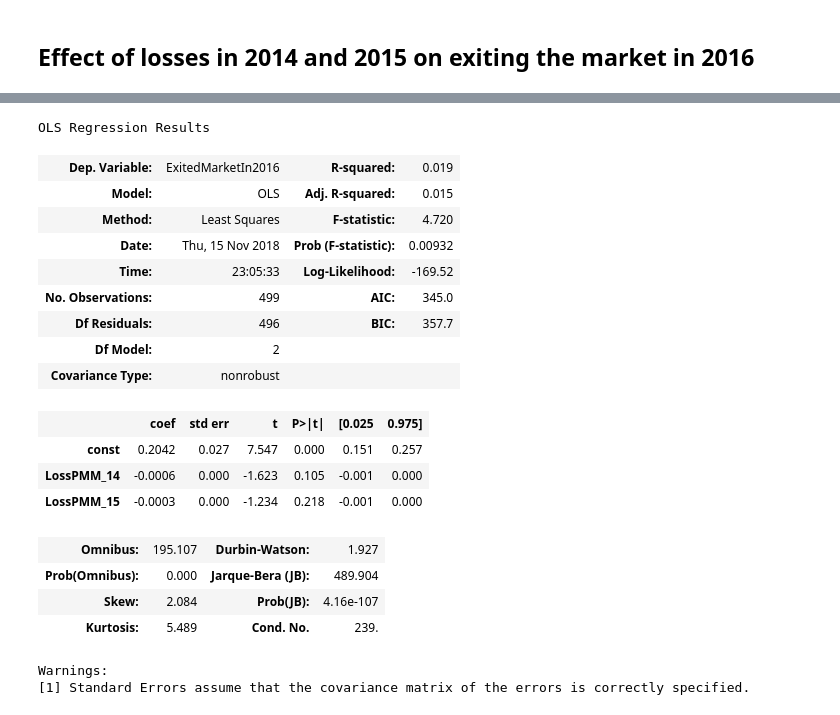
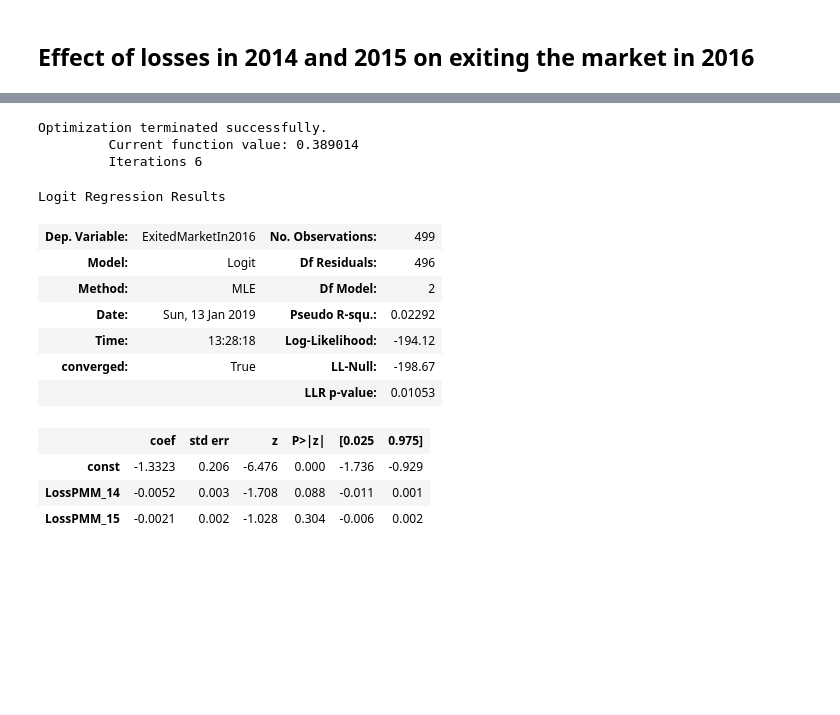
Before and after one commit to guanzgrace/risk-adjustment-model-validation, a Jupyter notebook: Validation.ipynb, the cells around one changed output, grey strips where cells are left out. Cells and saved outputs as stored; diff of their text form; code cells hidden in the pictures; blank space fills up the shorter version.

```diff
--- a/Validation.ipynb
+++ b/Validation.ipynb
@@ -859,30 +825,25 @@ Warnings:
 # %%
 # ExitedMarketIn 2016 = Loss 2014 + Loss 2015
 
 no_nulls = sg_data_exit[['LossPMM_14', 'LossPMM_15', 'ExitedMarketIn2016']].dropna()
 X = no_nulls[['LossPMM_14', 'LossPMM_15']]
 y = no_nulls['ExitedMarketIn2016']
 X = sm.add_constant(X)
-est = sm.OLS(y, X).fit()
+est = sm.Logit(y, X).fit()
 est.summary()
 # %% [output]
-OLS Regression Results
+Optimization terminated successfully.
+         Current function value: 0.389014
+         Iterations 6
+Logit Regression Results
-| Dep. Variable: | ExitedMarketIn2016 | R-squared: | 0.019 |
-| Model: | OLS | Adj. R-squared: | 0.015 |
-| Method: | Least Squares | F-statistic: | 4.720 |
-| Date: | Thu, 15 Nov 2018 | Prob (F-statistic): | 0.00932 |
-| Time: | 23:05:33 | Log-Likelihood: | -169.52 |
-| No. Observations: | 499 | AIC: | 345.0 |
-| Df Residuals: | 496 | BIC: | 357.7 |
-| Df Model: | 2 |  |  |
-| Covariance Type: | nonrobust |  |  |
+| Dep. Variable: | ExitedMarketIn2016 | No. Observations: | 499 |
+| Model: | Logit | Df Residuals: | 496 |
+| Method: | MLE | Df Model: | 2 |
+| Date: | Sun, 13 Jan 2019 | Pseudo R-squ.: | 0.02292 |
+| Time: | 13:28:18 | Log-Likelihood: | -194.12 |
+| converged: | True | LL-Null: | -198.67 |
+|  |  | LLR p-value: | 0.01053 |
-|  | coef | std err | t | P>|t| | [0.025 | 0.975] |
-| const | 0.2042 | 0.027 | 7.547 | 0.000 | 0.151 | 0.257 |
-| LossPMM_14 | -0.0006 | 0.000 | -1.623 | 0.105 | -0.001 | 0.000 |
-| LossPMM_15 | -0.0003 | 0.000 | -1.234 | 0.218 | -0.001 | 0.000 |
+|  | coef | std err | z | P>|z| | [0.025 | 0.975] |
+| const | -1.3323 | 0.206 | -6.476 | 0.000 | -1.736 | -0.929 |
+| LossPMM_14 | -0.0052 | 0.003 | -1.708 | 0.088 | -0.011 | 0.001 |
+| LossPMM_15 | -0.0021 | 0.002 | -1.028 | 0.304 | -0.006 | 0.002 |
-| Omnibus: | 195.107 | Durbin-Watson: | 1.927 |
-| Prob(Omnibus): | 0.000 | Jarque-Bera (JB): | 489.904 |
-| Skew: | 2.084 | Prob(JB): | 4.16e-107 |
-| Kurtosis: | 5.489 | Cond. No. | 239. |
-Warnings:
-[1] Standard Errors assume that the covariance matrix of the errors is correctly specified.
```
Also changed, not shown: parts of 22 cells of this notebook, 3 other files.
